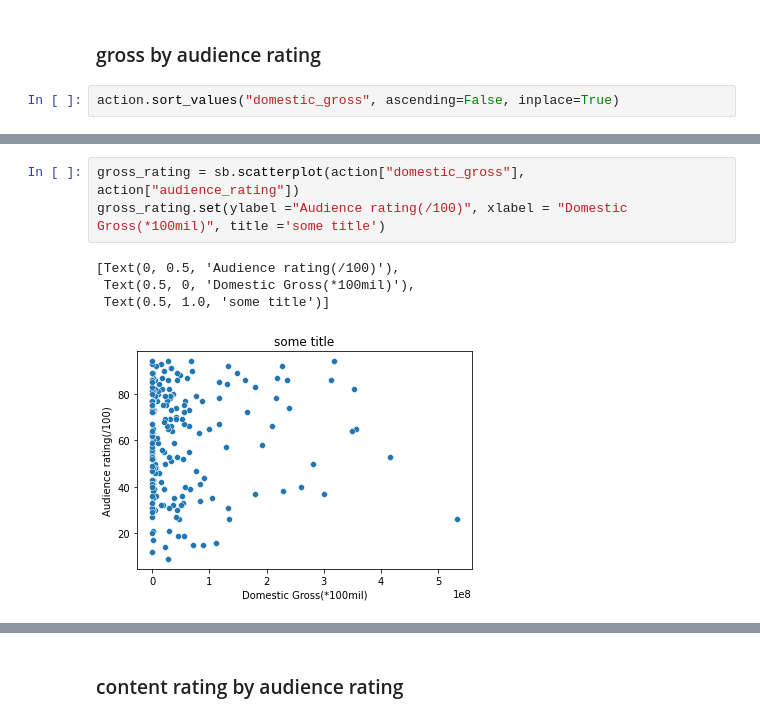
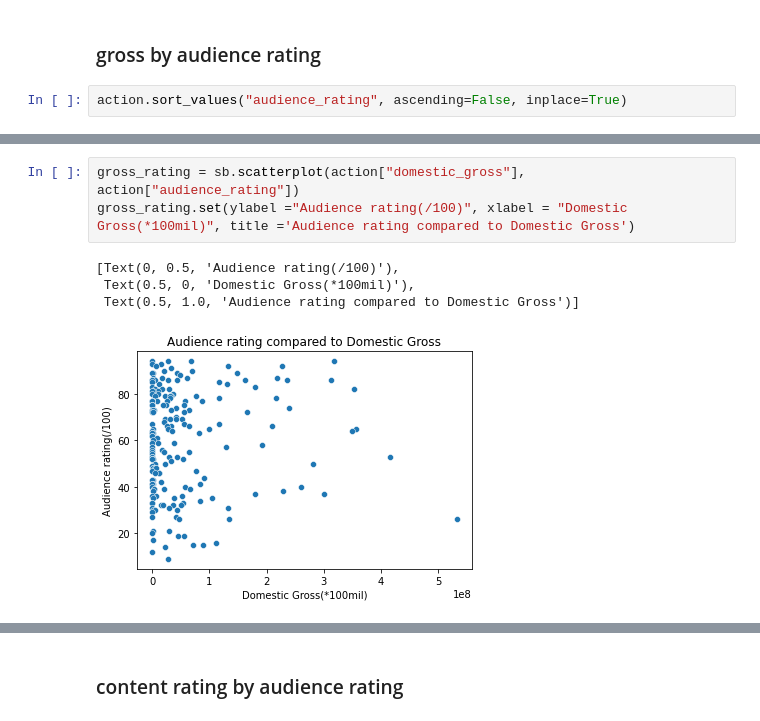
Before and after one commit to kjkahalley/optimal-film-analysis, a Jupyter notebook: bom_and_rt_genres.ipynb, the cells around one changed output, grey strips where cells are left out. Cells and saved outputs as stored; diff of their text form.

```diff
--- a/bom_and_rt_genres.ipynb
+++ b/bom_and_rt_genres.ipynb
@@ -107,4 +110,4 @@ action = get_genre_db(bom_gross_rt_genre, "Action")
 # %% [markdown]
 ### gross by audience rating
 # %%
-action.sort_values("domestic_gross", ascending=False, inplace=True)
+action.sort_values("audience_rating", ascending=False, inplace=True)
@@ -145,8 +114,8 @@ action[10:20]
 # %%
 gross_rating = sb.scatterplot(action["domestic_gross"], action["audience_rating"])
-gross_rating.set(ylabel ="Audience rating(/100)", xlabel = "Domestic Gross(*100mil)", title ='some title')
+gross_rating.set(ylabel ="Audience rating(/100)", xlabel = "Domestic Gross(*100mil)", title ='Audience rating compared to Domestic Gross')
 # %% [output]
 [Text(0, 0.5, 'Audience rating(/100)'),
  Text(0.5, 0, 'Domestic Gross(*100mil)'),
- Text(0.5, 1.0, 'some title')]
+ Text(0.5, 1.0, 'Audience rating compared to Domestic Gross')]
-[figure, old version]
+[figure, new version]
```
Also changed, not shown: parts of 52 cells of this notebook, 1 other file.
